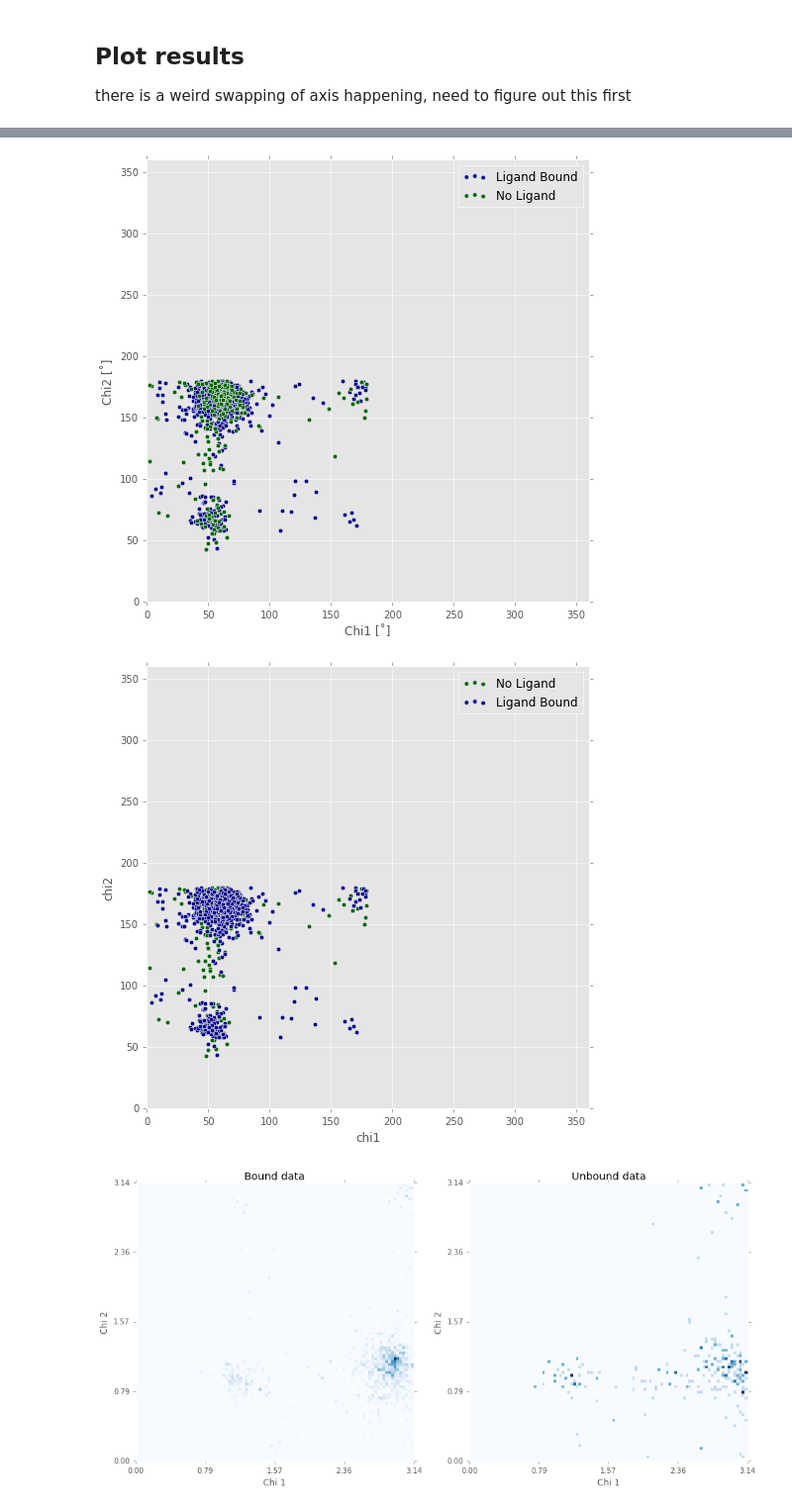
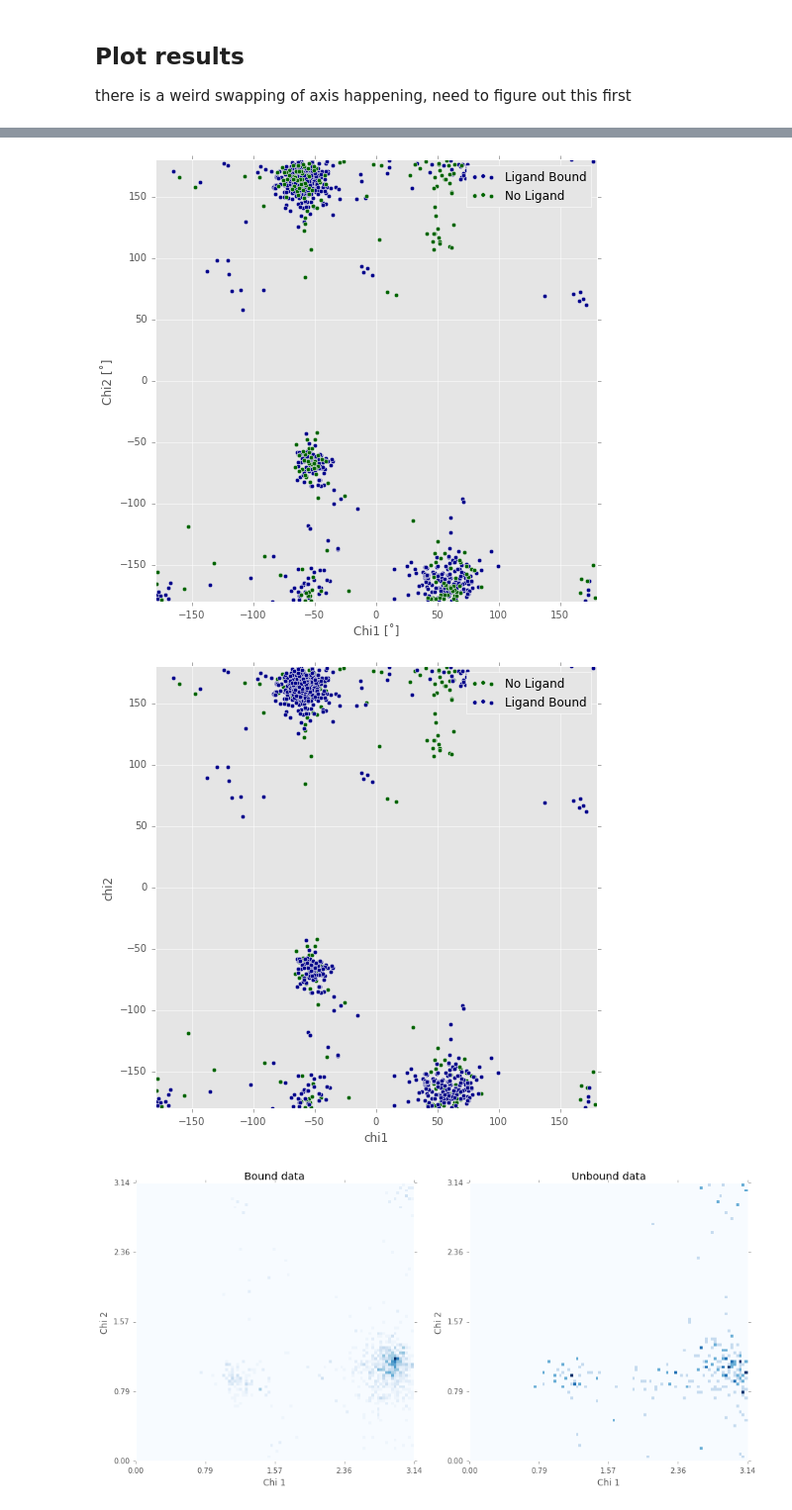
Before and after one commit to cardboard-king/KinStruct, a Jupyter notebook: scripting.ipynb, the cells around one changed output, grey strips where cells are left out. Shown at 99% size. Cells and saved outputs as stored; diff of their text form; code cells hidden in the pictures.

```diff
--- a/scripting.ipynb
+++ b/scripting.ipynb
@@ -311,27 +323,27 @@ plt.show()
 # %%
 
 fig = plt.figure(figsize = (8,8),dpi = 300)
 ax = fig.add_subplot(111)
 ax = dataBound.plot.scatter("chi1","chi2",color="DarkBlue",label="Ligand Bound", ax=ax)
 ax = dataUnbound.plot.scatter("chi1","chi2",color="DarkGreen",label="No Ligand", ax=ax)
-ax.set_xlim(0,360)
-ax.set_ylim(0,360)
+ax.set_xlim(-180,180)
+ax.set_ylim(-180,180)
 ax.xaxis.set_label_text(u"Chi1 [˚]")
 ax.yaxis.set_label_text(u"Chi2 [˚]")
 fig.savefig("/Users/matthias/Documents/hibit.in/development/KinStruct/chi_angles1.png")
 
 fig = plt.figure(figsize = (8,8), dpi = 300)
 ax = fig.add_subplot(111)
 ax = dataUnbound.plot.scatter("chi1","chi2",color="DarkGreen",label="No Ligand", ax=ax)
 ax = dataBound.plot.scatter("chi1","chi2",color="DarkBlue",label="Ligand Bound", ax=ax)
-ax.set_xlim(0,360)
-ax.set_ylim(0,360)
+ax.set_xlim(-180,180)
+ax.set_ylim(-180,180)
 fig.savefig("/Users/matthias/Documents/hibit.in/development/KinStruct/chi_angles2.png")
 
 plt.show()
 # %% [output]
-[figure, old version]
+[figure, new version]
-[figure, old version]
+[figure, new version]
 # %%
 
 xedges = np.linspace(0,np.pi,100)
```
Also changed, not shown: parts of 6 cells of this notebook.
